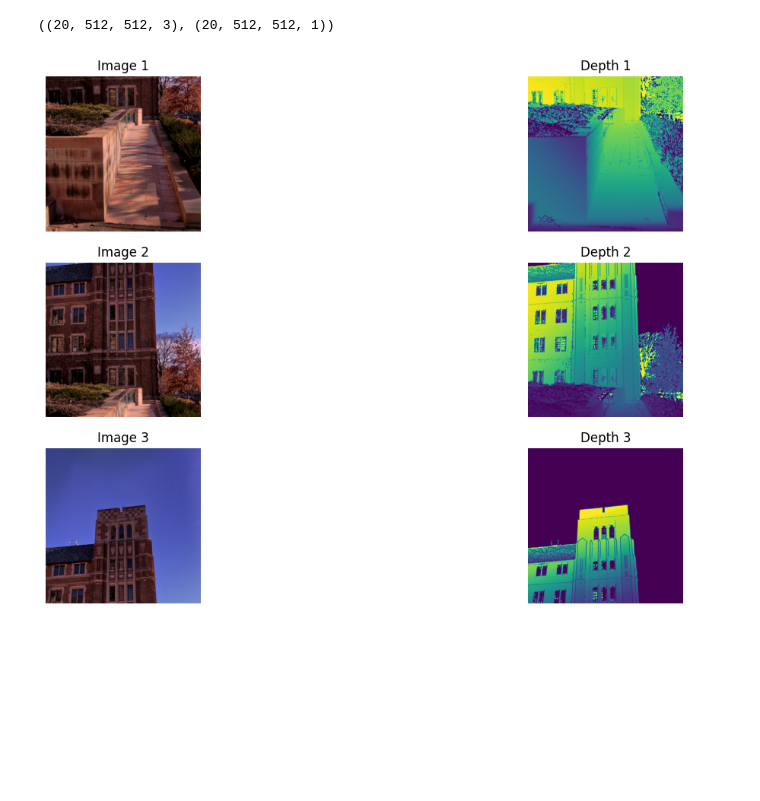
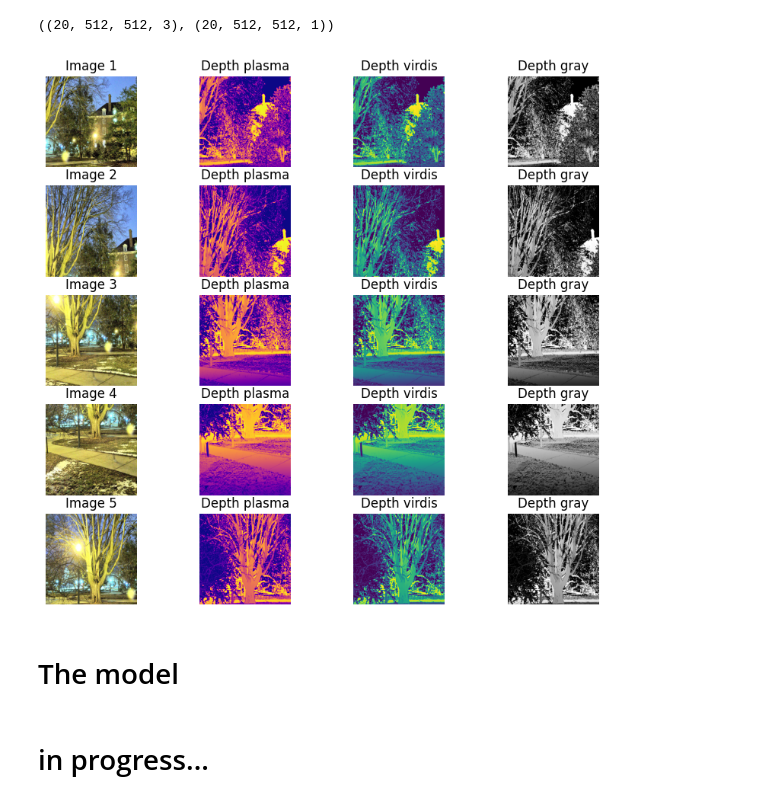
Before and after one commit to foxyyy-m/depthEstimation, a Jupyter notebook: Outdoor_Monocular_depth_estimation.ipynb, the cells around one changed output. Saved outputs shown, nothing was run; the diff lists cells and outputs as text; code cells hidden in the pictures; blank space fills up the shorter version.

```diff
--- a/Outdoor_Monocular_depth_estimation.ipynb
+++ b/Outdoor_Monocular_depth_estimation.ipynb
@@ -236,7 +231,7 @@ data_generator = CustomDataGenerator(files , depth_files , mask_files, batch_siz
 
 # Access batches using data_generator[i]
 # Example:
-batch_images, batch_depth_maps =  data_generator.__getitem__(0)
+batch_images, batch_depth_maps =  data_generator.__getitem__(20)
 # %%
 batch_images.shape , batch_depth_maps.shape
 # %% [output]
@@ -244,22 +239,34 @@ batch_images.shape , batch_depth_maps.shape
 # %%
 import matplotlib.pyplot as plt
 
 # Assuming you have imported the necessary modules and obtained the data as shown previously
 
 # Visualize the first image and its corresponding depth map
-image_to_visualize = batch_images[:3]
-depth_map_to_visualize = batch_depth_maps[:3]
+image_to_visualize = batch_images[:5]
+depth_map_to_visualize = batch_depth_maps[:5]
 
-fig, axes = plt.subplots(3, 2, figsize=(15, 3*len(image_paths)))
+fig, axes = plt.subplots(5, 4, figsize=(10, 3*len(image_paths)))
 fig.subplots_adjust(wspace=0.2)
 
-for i in range(3):
-    axes[i, 0].imshow(batch_images[i])
+for i in range(5):
+    axes[i, 0].imshow(batch_images[i] , cmap='jet')
     axes[i, 0].set_title('Image {}'.format(i + 1))
     axes[i, 0].axis('off')
 
-    axes[i, 1].imshow(batch_depth_maps[i])
-    axes[i, 1].set_title('Depth {}'.format(i + 1))
+    axes[i, 1].imshow(batch_depth_maps[i] , cmap='plasma')
+    axes[i, 1].set_title('Depth plasma')
     axes[i, 1].axis('off')
+
+    axes[i, 2].imshow(batch_depth_maps[i] , cmap='viridis')
+    axes[i, 2].set_title('Depth virdis')
+    axes[i, 2].axis('off')
+
+    axes[i, 3].imshow(batch_depth_maps[i] , cmap='gray')
+    axes[i, 3].set_title('Depth gray')
+    axes[i, 3].axis('off')
 # %% [output]
-[figure, old version]
+[figure, new version]
+# %% [markdown]
+# The model
+# %% [markdown]
+# in progress...
```
Also changed, not shown: parts of 3 cells of this notebook.
